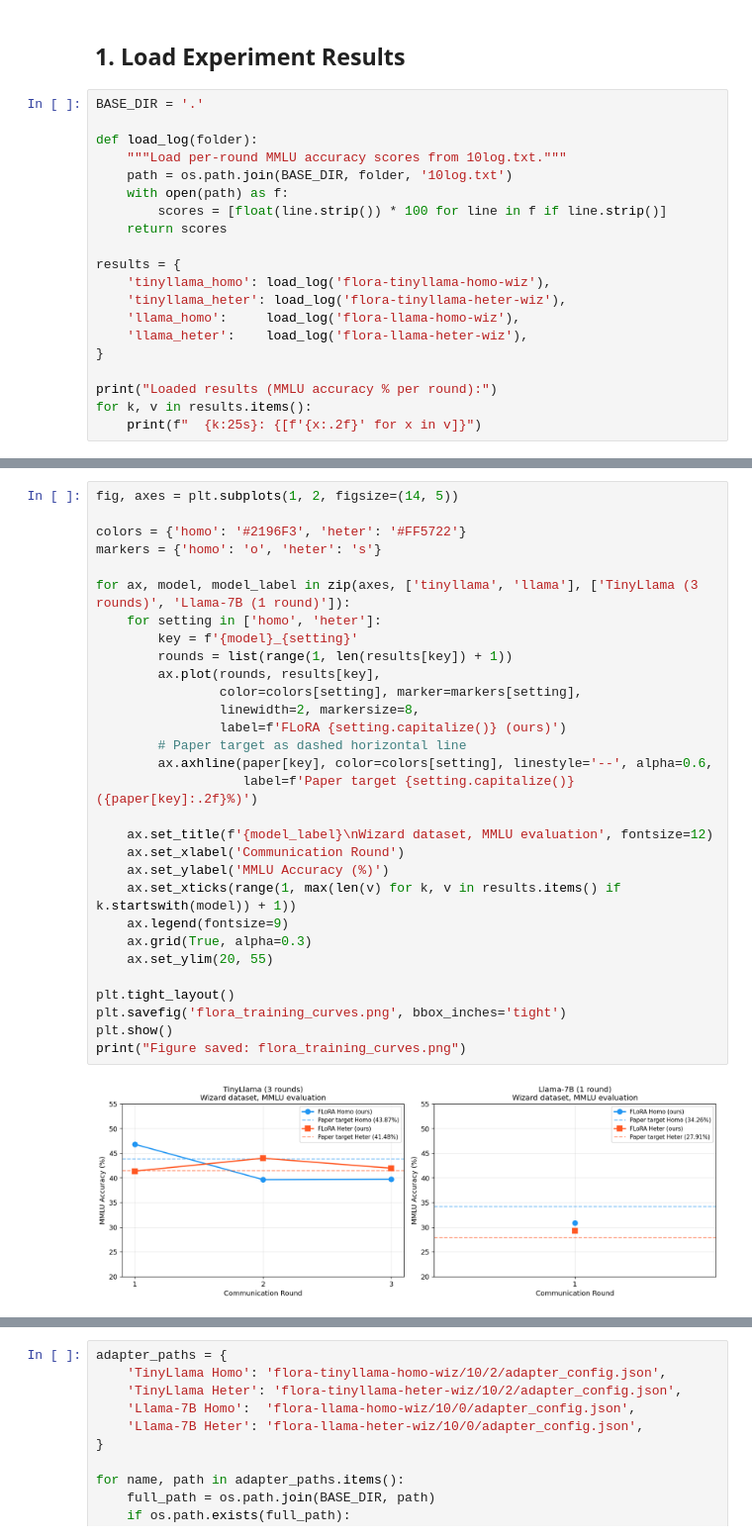
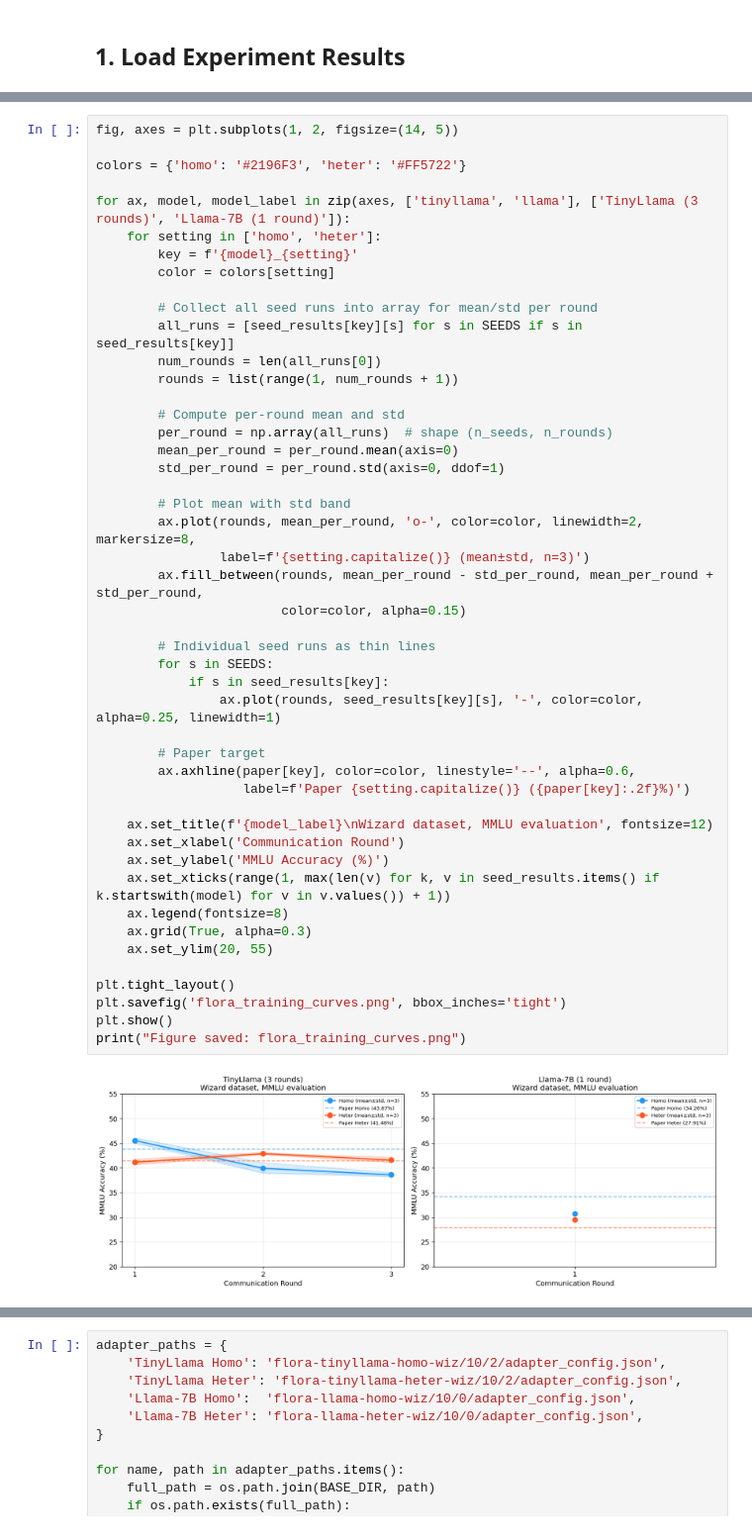
Before and after one commit to trantrieuvy/FederatedLLM, a Jupyter notebook: flora_results_analysis.ipynb, the cells around one changed output, grey strips where cells are left out. Shown at 99% size. Saved outputs shown, nothing was run; the diff lists cells and outputs as text.

Commit message:
add analysis after running each experiment on 3 different seeds

```diff
--- a/flora_results_analysis.ipynb
+++ b/flora_results_analysis.ipynb
@@ -21,23 +24,3 @@ plt.rcParams['figure.dpi'] = 120
 plt.rcParams['font.size'] = 11
 # %% [markdown]
 ## 1. Load Experiment Results
-# %%
-BASE_DIR = '.'
-
-def load_log(folder):
-    """Load per-round MMLU accuracy scores from 10log.txt."""
-    path = os.path.join(BASE_DIR, folder, '10log.txt')
-    with open(path) as f:
-        scores = [float(line.strip()) * 100 for line in f if line.strip()]
-    return scores
-
-results = {
-    'tinyllama_homo': load_log('flora-tinyllama-homo-wiz'),
-    'tinyllama_heter': load_log('flora-tinyllama-heter-wiz'),
-    'llama_homo':     load_log('flora-llama-homo-wiz'),
-    'llama_heter':    load_log('flora-llama-heter-wiz'),
-}
-
-print("Loaded results (MMLU accuracy % per round):")
-for k, v in results.items():
-    print(f"  {k:25s}: {[f'{x:.2f}' for x in v]}")
@@ -88,34 +142,51 @@ llama_heter                  27.91    29.27    +1.36     CLOSE  ✓
 # %%
 fig, axes = plt.subplots(1, 2, figsize=(14, 5))
 
 colors = {'homo': '#2196F3', 'heter': '#FF5722'}
-markers = {'homo': 'o', 'heter': 's'}
 
 for ax, model, model_label in zip(axes, ['tinyllama', 'llama'], ['TinyLlama (3 rounds)', 'Llama-7B (1 round)']):
     for setting in ['homo', 'heter']:
         key = f'{model}_{setting}'
-        rounds = list(range(1, len(results[key]) + 1))
-        ax.plot(rounds, results[key],
-                color=colors[setting], marker=markers[setting],
-                linewidth=2, markersize=8,
-                label=f'FLoRA {setting.capitalize()} (ours)')
-        # Paper target as dashed horizontal line
-        ax.axhline(paper[key], color=colors[setting], linestyle='--', alpha=0.6,
-                   label=f'Paper target {setting.capitalize()} ({paper[key]:.2f}%)')
+        color = colors[setting]
+
+        # Collect all seed runs into array for mean/std per round
+        all_runs = [seed_results[key][s] for s in SEEDS if s in seed_results[key]]
+        num_rounds = len(all_runs[0])
+        rounds = list(range(1, num_rounds + 1))
+
+        # Compute per-round mean and std
+        per_round = np.array(all_runs)  # shape (n_seeds, n_rounds)
+        mean_per_round = per_round.mean(axis=0)
+        std_per_round = per_round.std(axis=0, ddof=1)
+
+        # Plot mean with std band
+        ax.plot(rounds, mean_per_round, 'o-', color=color, linewidth=2, markersize=8,
+                label=f'{setting.capitalize()} (mean±std, n=3)')
+        ax.fill_between(rounds, mean_per_round - std_per_round, mean_per_round + std_per_round,
+                        color=color, alpha=0.15)
+
+        # Individual seed runs as thin lines
+        for s in SEEDS:
+            if s in seed_results[key]:
+                ax.plot(rounds, seed_results[key][s], '-', color=color, alpha=0.25, linewidth=1)
+
+        # Paper target
+        ax.axhline(paper[key], color=color, linestyle='--', alpha=0.6,
+                   label=f'Paper {setting.capitalize()} ({paper[key]:.2f}%)')
 
     ax.set_title(f'{model_label}\nWizard dataset, MMLU evaluation', fontsize=12)
     ax.set_xlabel('Communication Round')
     ax.set_ylabel('MMLU Accuracy (%)')
-    ax.set_xticks(range(1, max(len(v) for k, v in results.items() if k.startswith(model)) + 1))
-    ax.legend(fontsize=9)
+    ax.set_xticks(range(1, max(len(v) for k, v in seed_results.items() if k.startswith(model) for v in v.values()) + 1))
+    ax.legend(fontsize=8)
     ax.grid(True, alpha=0.3)
     ax.set_ylim(20, 55)
 
 plt.tight_layout()
 plt.savefig('flora_training_curves.png', bbox_inches='tight')
 plt.show()
 print("Figure saved: flora_training_curves.png")
 # %% [output]
-[figure, old version]
+[figure, new version]
 Figure saved: flora_training_curves.png
 # %% [markdown]
```
Also changed, not shown: parts of 25 cells of this notebook.
